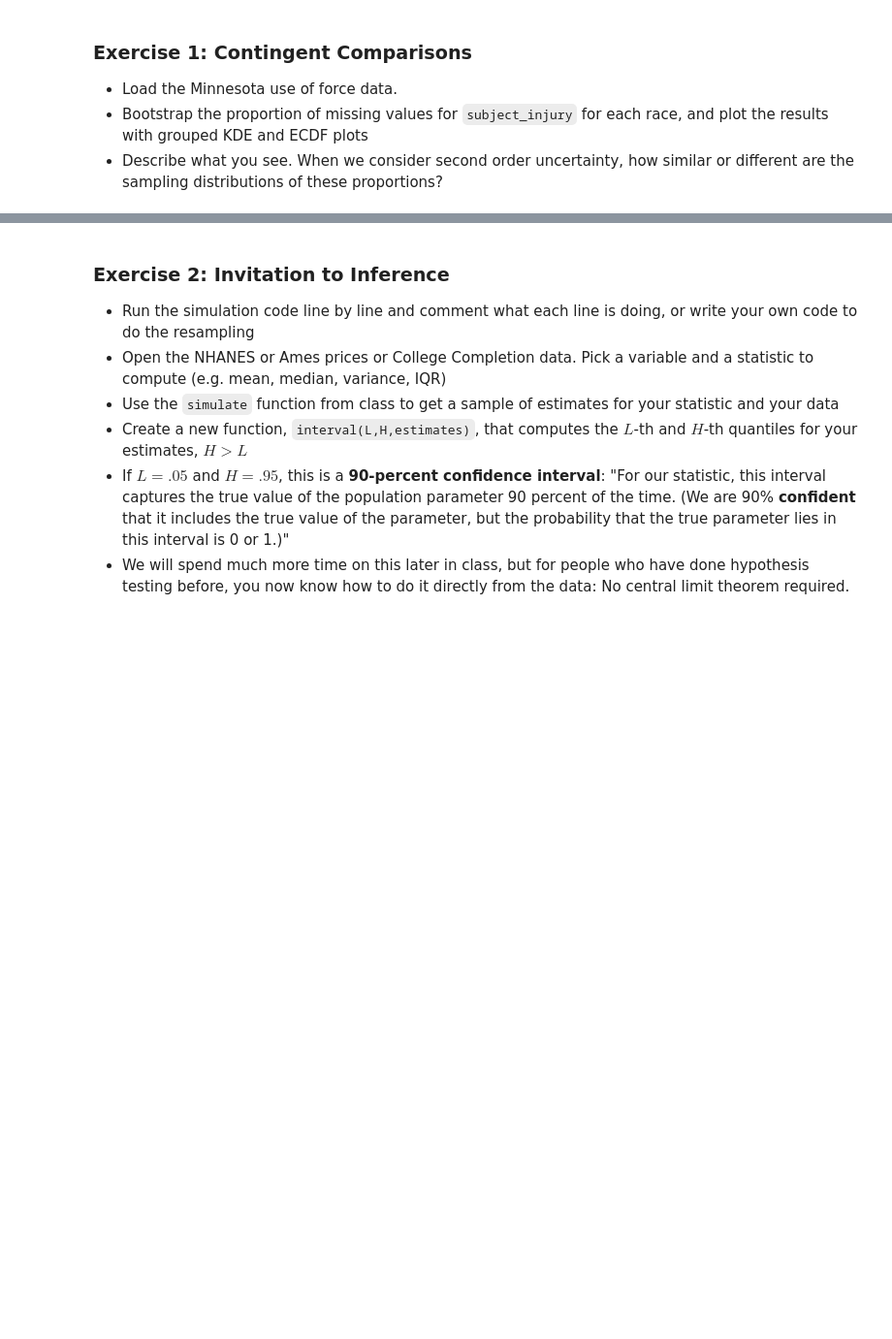
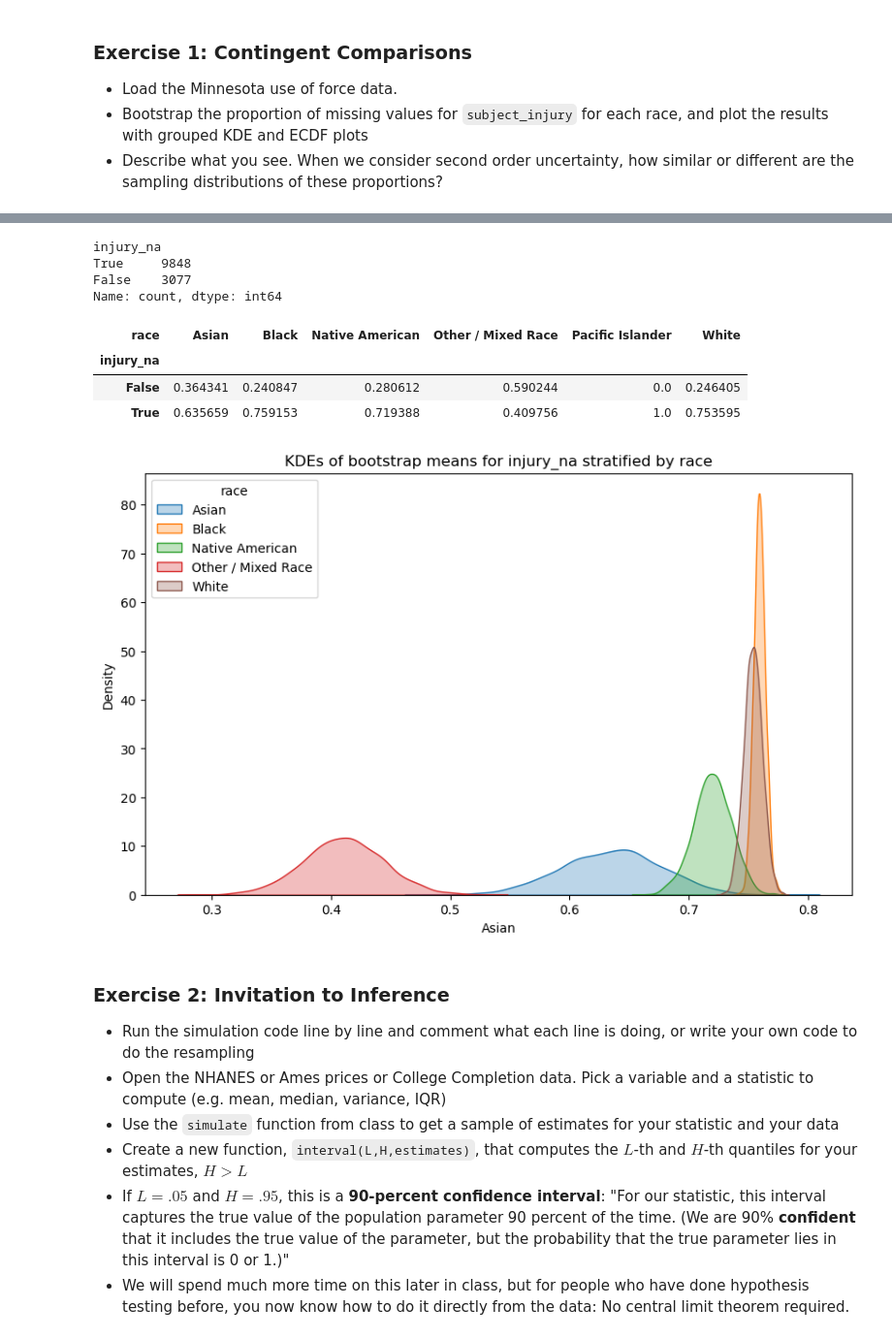
Before and after one commit to yani-iben/understanding_uncertainty_assignment4, a Jupyter notebook: assignment_4.ipynb, the cells around one changed output, grey strips where cells are left out. Shown at 97% size. Cells and saved outputs as stored; diff of their text form; code cells hidden in the pictures; blank space fills up the shorter version.

```diff
--- a/assignment_4.ipynb
+++ b/assignment_4.ipynb
@@ -6,3 +12,5 @@
 - Load the Minnesota use of force data.
 - Bootstrap the proportion of missing values for `subject_injury` for each race, and plot the results with grouped KDE and ECDF plots
 - Describe what you see. When we consider second order uncertainty, how similar or different are the sampling distributions of these proportions?
+# %%
+minnesota=pd.read_csv("mn_police_use_of_force.csv")
@@ -8,0 +26,16 @@
+# %%
+minnesota['injury_na'] = minnesota['subject_injury'].isna()
+# %%
+minnesota['injury_na'].value_counts()
+# %% [output]
+injury_na
+True     9848
+False    3077
+Name: count, dtype: int64
+# %%
+pd.crosstab(minnesota['injury_na'], minnesota['race'], normalize='columns')
+# %% [output]
+| race | Asian | Black | Native American | Other / Mixed Race | Pacific Islander | White |
+| injury_na |  |  |  |  |  |  |
+| False | 0.364341 | 0.240847 | 0.280612 | 0.590244 | 0.0 | 0.246405 |
+| True | 0.635659 | 0.759153 | 0.719388 | 0.409756 | 1.0 | 0.753595 |
@@ -9,3 +46,43 @@
+# %%
+def stat_by_group_mean(df, var_name, group_name):
+
+    return df.groupby(group_name)[var_name].mean()
+# %%
+def simulate_stratified(df, var_name, group_name, S=2500, plot=True):
+    """Performs a stratified bootstrap and optionally plots KDEs for each group."""
+    estimates = []
+
+    # Compute original group means
+    original_stats = stat_by_group_mean(df, var_name, group_name)
+
+    # Stratified bootstrap
+    for s in range(S):
+        df_s = df.groupby(group_name, group_keys=False).sample(frac=1.0, replace=True)
+        stats_s = stat_by_group_mean(df_s, var_name, group_name)
+        estimates.append(stats_s)
+
+    estimates_df = pd.concat(estimates, axis=1).T
+
+    # Plot if requested
+    if plot:
+        plt.figure(figsize=(10, 6))
+        for col in estimates_df.columns:
+            sns.kdeplot(estimates_df[col], label=col, fill=True, alpha=0.3)
+        plt.title(f"KDEs of bootstrap means for {var_name} stratified by {group_name}")
+        plt.legend(title=group_name)
+        plt.show()
+
+    return original_stats, estimates_df
+# %%
+original_stats, estimates_df = simulate_stratified(
+    df=minnesota,
+    var_name="injury_na",
+    group_name="race",
+    S=2500,       # number of bootstrap samples (optional, default=2500)
+    plot=True     # whether to plot the KDEs
+)
+# %% [output]
+[figure, added]
 # %% [markdown]
 ### Exercise 2: Invitation to Inference
 - Run the simulation code line by line and comment what each line is doing, or write your own code to do the resampling
```
Also changed, not shown: parts of 22 cells of this notebook, 1 other file.
